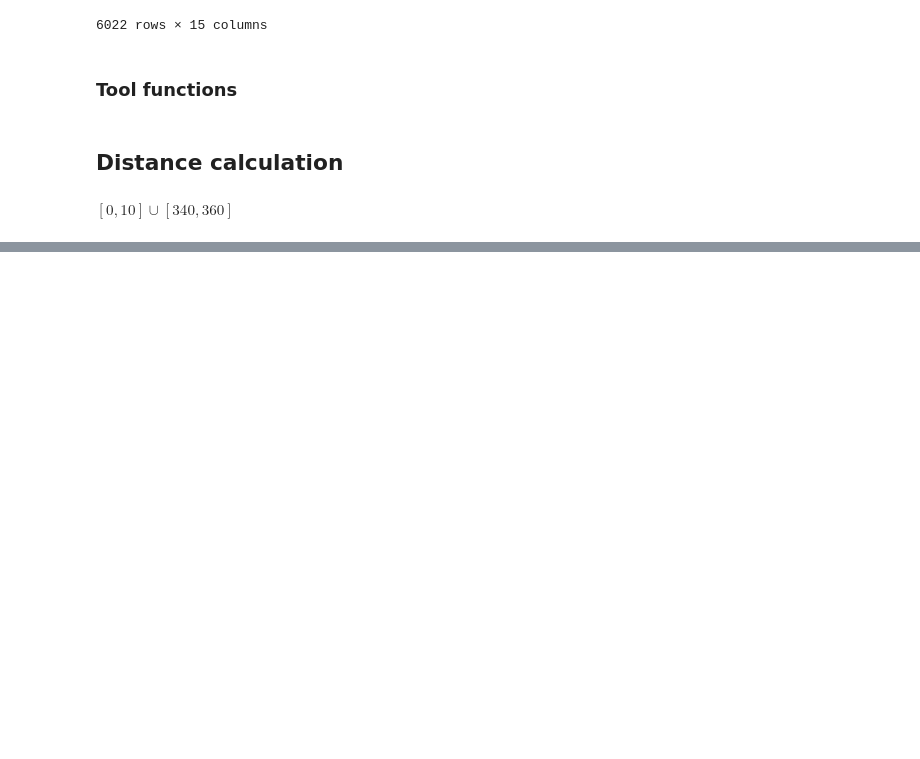
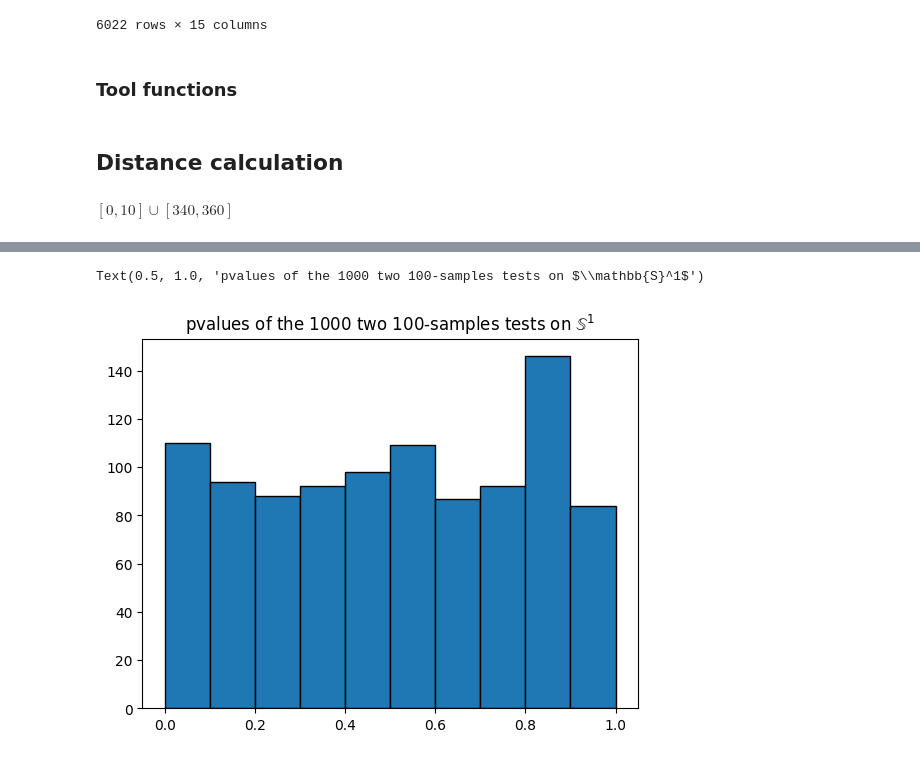
Before and after one commit to WandrilleBuchy/DihedralAnglesStudy, a Jupyter notebook: Optimal_transport.ipynb, the cells around one changed output, grey strips where cells are left out. Cells and saved outputs as stored; diff of their text form; code cells hidden in the pictures; blank space fills up the shorter version.

```diff
--- a/Optimal_transport.ipynb
+++ b/Optimal_transport.ipynb
@@ -183,0 +211,7 @@ len(xs)*180/20
+# %%
+NR = 100
+
+try:
+    sim_free_null
+except NameError:
+    sim_free_null = sim_null_stat_python.sim_null_stat(500, NC=2)
@@ -183,0 +236,7 @@ len(xs)*180/20
+# %%
+stock={}
+for i in range(1000):
+    x, y = np.random.rand(100), np.random.rand(100)
+    stock[i] = twosample_test_s1_python.twosample_test_s1(x, y, sim_free_null).pvalue
+
+stock = np.array(list(stock.values()))
@@ -183,0 +254,6 @@ len(xs)*180/20
+# %%
+plt.hist(stock, edgecolor = 'black')
+plt.title(r"pvalues of the 1000 two 100-samples tests on $\mathbb{S}^1$")
+# %% [output]
+Text(0.5, 1.0, 'pvalues of the 1000 two 100-samples tests on $\\mathbb{S}^1$')
+[figure, added]
```
Also changed, not shown: parts of 19 cells of this notebook, 1 other file.
